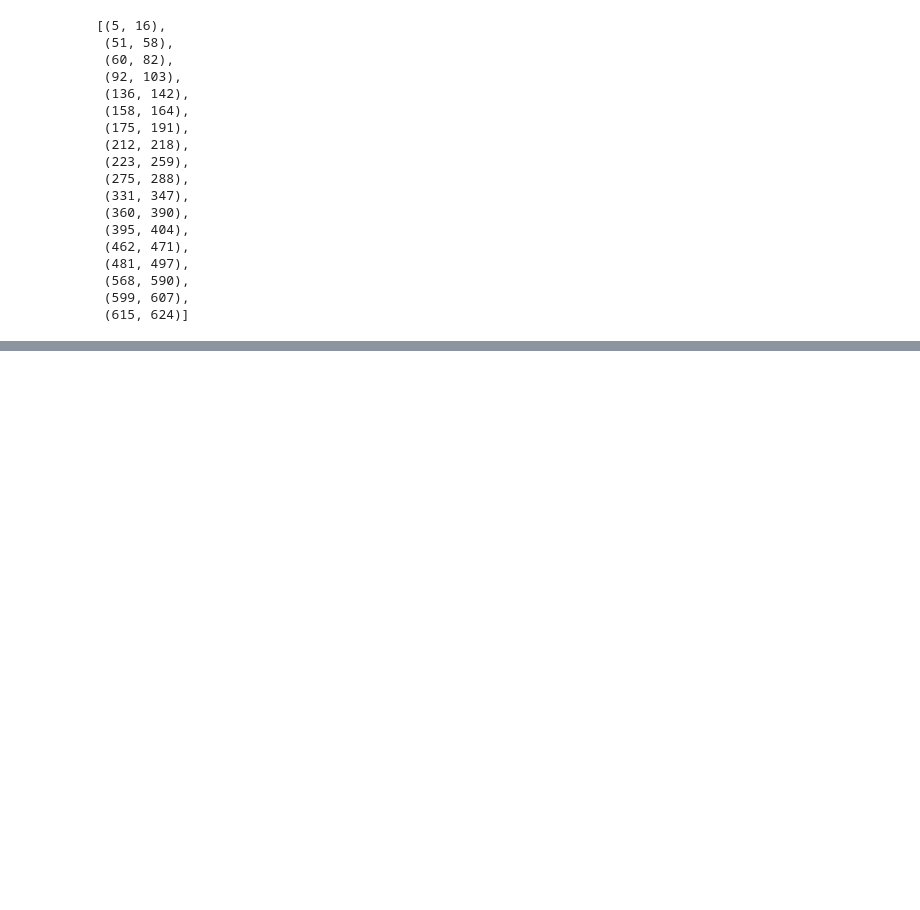
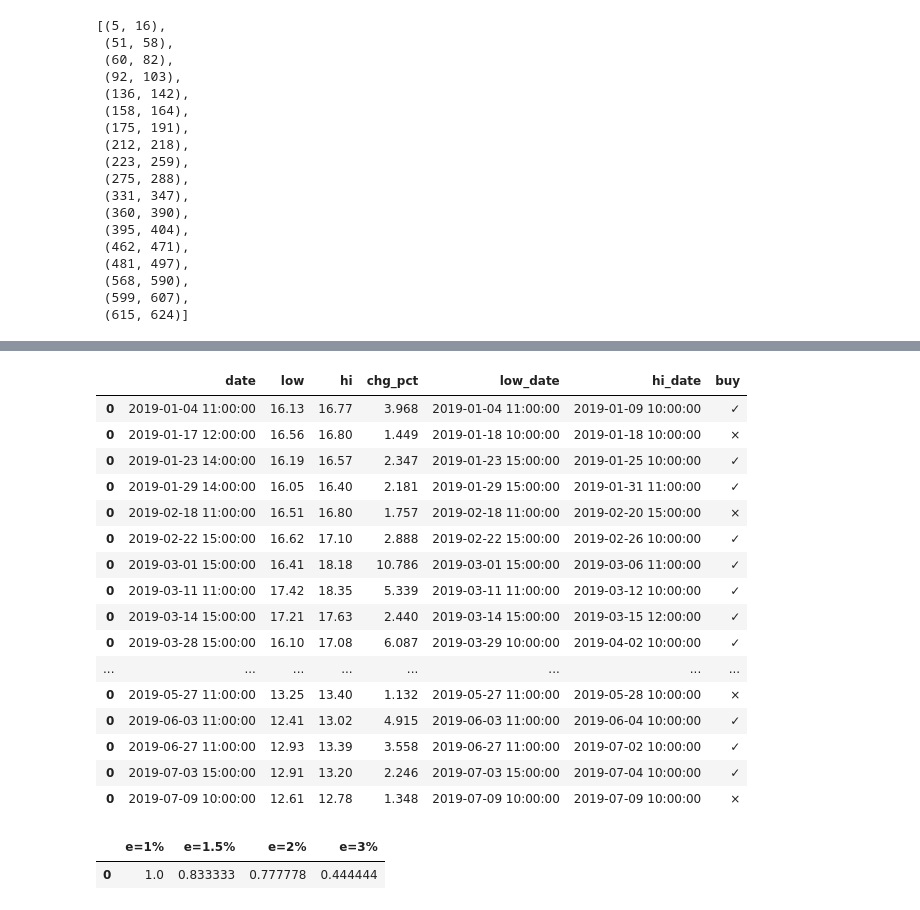
Before and after one commit to drunkpig/macd_exp, a Jupyter notebook: bear_strategy.ipynb, the cells around one changed output, grey strips where cells are left out. Drawn from its saved outputs; the diff is of its cells as text; code cells hidden in the pictures; blank space fills up the shorter version.

```diff
--- a/bear_strategy.ipynb
+++ b/bear_strategy.ipynb
@@ -301,0 +292,70 @@ Name: date, dtype: object
+# %%
+## 统计一下这几个时间点进入之后，后面16个周期内最高点超过2%的
+
+#先找处后面16周期最低、最高、当前open, close
+# for s, e in blue_bar_2:
+#     #print(f"{s}\t{e}")
+#     start_i = max(0, s-1)
+#     end_i = min(e+2, df.size)
+
+#     start_dt = df[start_i:start_i+1].date.values[0]
+#     end_dt = df[end_i:end_i+1].date.values[0]
+
+tj_df = pd.DataFrame()
+
+for date in buy_dates:
+    #print(date)
+    start_i = df[df.date==date].index[0]
+    end_i = min(start_i+4*4, df.size)
+    # 计算区间内的最大，最小值
+    low = df[start_i:start_i+4].low.min()
+    low_date = df[start_i:start_i+4][df.low==low].date.values[0]
+
+    # 从low_date 到end_i
+    low_date_i = df[df.date==low_date].index[0]
+
+    hi = df[low_date_i:end_i].high.max() #一定是从最小值之后才有机会找最大的
+    hi_date = df[low_date_i:end_i][df.high==hi].date.values[0]
+
+
+
+    s = pd.DataFrame({"date":[date], "low":[low], "hi":[hi], "chg_pct":[round((hi-low)/low*100,3)], "low_date":[low_date], "hi_date":[hi_date]})
+    tj_df= pd.concat([tj_df, s])
+
+from datetime import datetime
+
+tj_df['buy'] = tj_df.chg_pct.apply(lambda x: '✓' if x>=2 else "×")
+# tj_df['real_low_date_delta'] = tj_df.low_date.apply(lambda x: datetime.strptime(x, "%Y-%m-%d %H:%M:%S"))-tj_df.date.apply(lambda x: datetime.strptime(x, "%Y-%m-%d %H:%M:%S"))
+# tj_df['real_low_date_delta'] = tj_df.real_low_date_delta.apply(lambda x: x.seconds/3600)
+
+tj_df
+# %% [output]
+|  | date | low | hi | chg_pct | low_date | hi_date | buy |
+| 0 | 2019-01-04 11:00:00 | 16.13 | 16.77 | 3.968 | 2019-01-04 11:00:00 | 2019-01-09 10:00:00 | ✓ |
+| 0 | 2019-01-17 12:00:00 | 16.56 | 16.80 | 1.449 | 2019-01-18 10:00:00 | 2019-01-18 10:00:00 | × |
+| 0 | 2019-01-23 14:00:00 | 16.19 | 16.57 | 2.347 | 2019-01-23 15:00:00 | 2019-01-25 10:00:00 | ✓ |
+| 0 | 2019-01-29 14:00:00 | 16.05 | 16.40 | 2.181 | 2019-01-29 15:00:00 | 2019-01-31 11:00:00 | ✓ |
+| 0 | 2019-02-18 11:00:00 | 16.51 | 16.80 | 1.757 | 2019-02-18 11:00:00 | 2019-02-20 15:00:00 | × |
+| 0 | 2019-02-22 15:00:00 | 16.62 | 17.10 | 2.888 | 2019-02-22 15:00:00 | 2019-02-26 10:00:00 | ✓ |
+| 0 | 2019-03-01 15:00:00 | 16.41 | 18.18 | 10.786 | 2019-03-01 15:00:00 | 2019-03-06 11:00:00 | ✓ |
+| 0 | 2019-03-11 11:00:00 | 17.42 | 18.35 | 5.339 | 2019-03-11 11:00:00 | 2019-03-12 10:00:00 | ✓ |
+| 0 | 2019-03-14 15:00:00 | 17.21 | 17.63 | 2.440 | 2019-03-14 15:00:00 | 2019-03-15 12:00:00 | ✓ |
+| 0 | 2019-03-28 15:00:00 | 16.10 | 17.08 | 6.087 | 2019-03-29 10:00:00 | 2019-04-02 10:00:00 | ✓ |
+| ... | ... | ... | ... | ... | ... | ... | ... |
+| 0 | 2019-05-27 11:00:00 | 13.25 | 13.40 | 1.132 | 2019-05-27 11:00:00 | 2019-05-28 10:00:00 | × |
+| 0 | 2019-06-03 11:00:00 | 12.41 | 13.02 | 4.915 | 2019-06-03 11:00:00 | 2019-06-04 10:00:00 | ✓ |
+| 0 | 2019-06-27 11:00:00 | 12.93 | 13.39 | 3.558 | 2019-06-27 11:00:00 | 2019-07-02 10:00:00 | ✓ |
+| 0 | 2019-07-03 15:00:00 | 12.91 | 13.20 | 2.246 | 2019-07-03 15:00:00 | 2019-07-04 10:00:00 | ✓ |
+| 0 | 2019-07-09 10:00:00 | 12.61 | 12.78 | 1.348 | 2019-07-09 10:00:00 | 2019-07-09 10:00:00 | × |
+# %%
+st_df = pd.DataFrame({
+    "e=1%":[tj_df[tj_df.chg_pct>=1].size/tj_df.size],
+    "e=1.5%":[tj_df[tj_df.chg_pct>=1.5].size/tj_df.size],
+    "e=2%":[tj_df[tj_df.chg_pct>=2].size/tj_df.size],
+    "e=3%":[tj_df[tj_df.chg_pct>=3].size/tj_df.size],
+})
+
+st_df
+# %% [output]
+|  | e=1% | e=1.5% | e=2% | e=3% |
+| 0 | 1.0 | 0.833333 | 0.777778 | 0.444444 |
```
Also changed, not shown: parts of 5 cells of this notebook, 2 other files.
